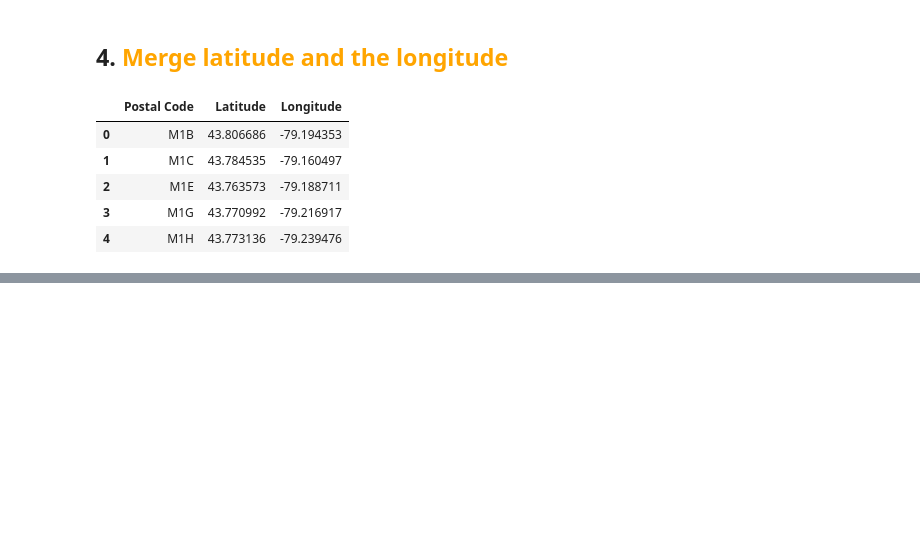
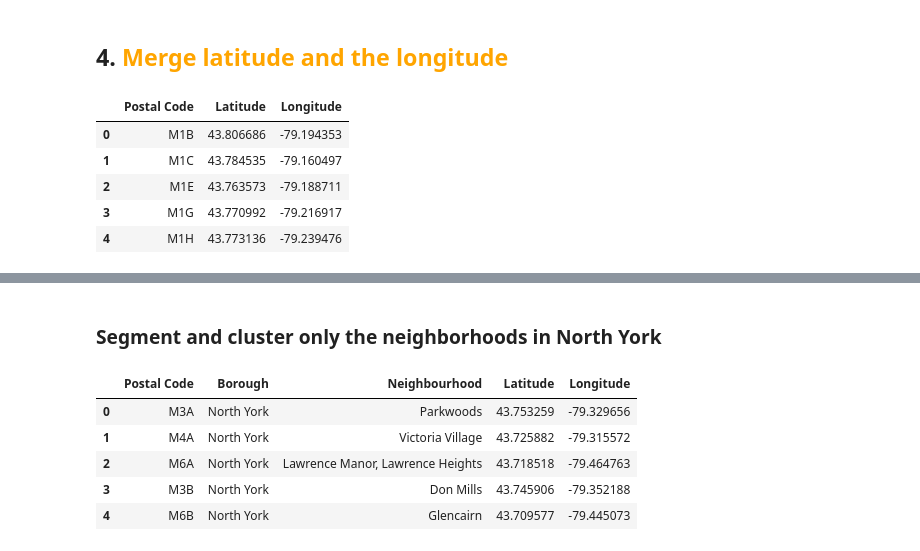
Before and after one commit to dulanjaleekrs/Coursera_Capstone, a Jupyter notebook: Neighborhoods in Toronto.ipynb, the cells around one changed output, grey strips where cells are left out. Saved outputs shown, nothing was run; the diff lists cells and outputs as text; code cells hidden in the pictures; blank space fills up the shorter version.

```diff
--- a/Neighborhoods in Toronto.ipynb
+++ b/Neighborhoods in Toronto.ipynb
@@ -100,0 +177,12 @@ toronto_df.head()
+# %% [markdown]
+### Segment and cluster only the neighborhoods in North York
+# %%
+northYork_data = toronto_df[toronto_df['Borough'] == 'North York'].reset_index(drop=True)
+northYork_data.head()
+# %% [output]
+|  | Postal Code | Borough | Neighbourhood | Latitude | Longitude |
+| 0 | M3A | North York | Parkwoods | 43.753259 | -79.329656 |
+| 1 | M4A | North York | Victoria Village | 43.725882 | -79.315572 |
+| 2 | M6A | North York | Lawrence Manor, Lawrence Heights | 43.718518 | -79.464763 |
+| 3 | M3B | North York | Don Mills | 43.745906 | -79.352188 |
+| 4 | M6B | North York | Glencairn | 43.709577 | -79.445073 |
```
Also changed, not shown: parts of 17 cells of this notebook.
